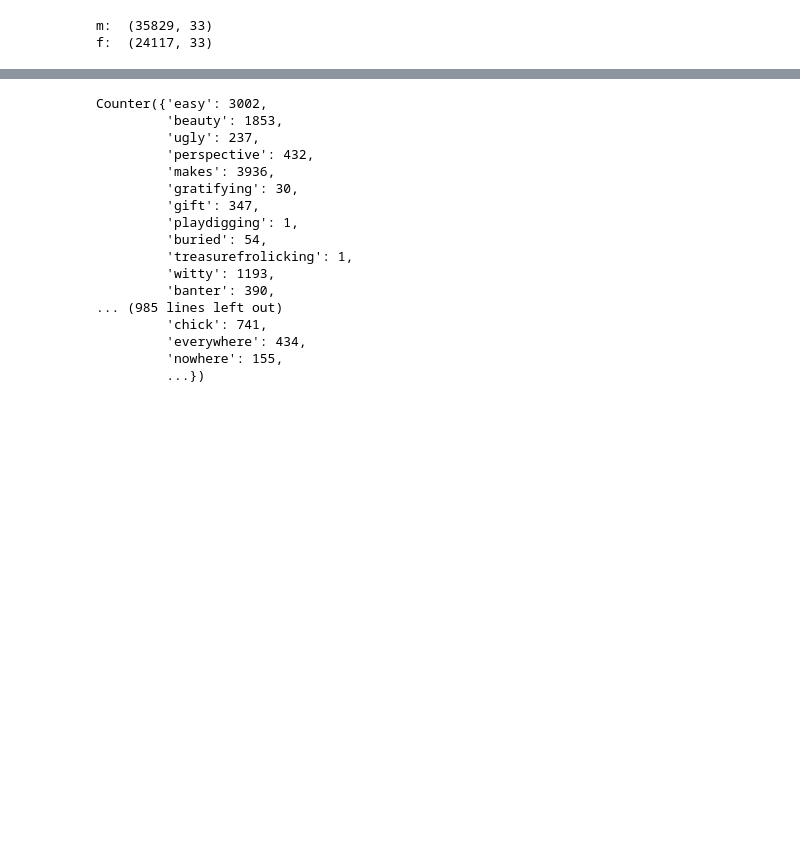
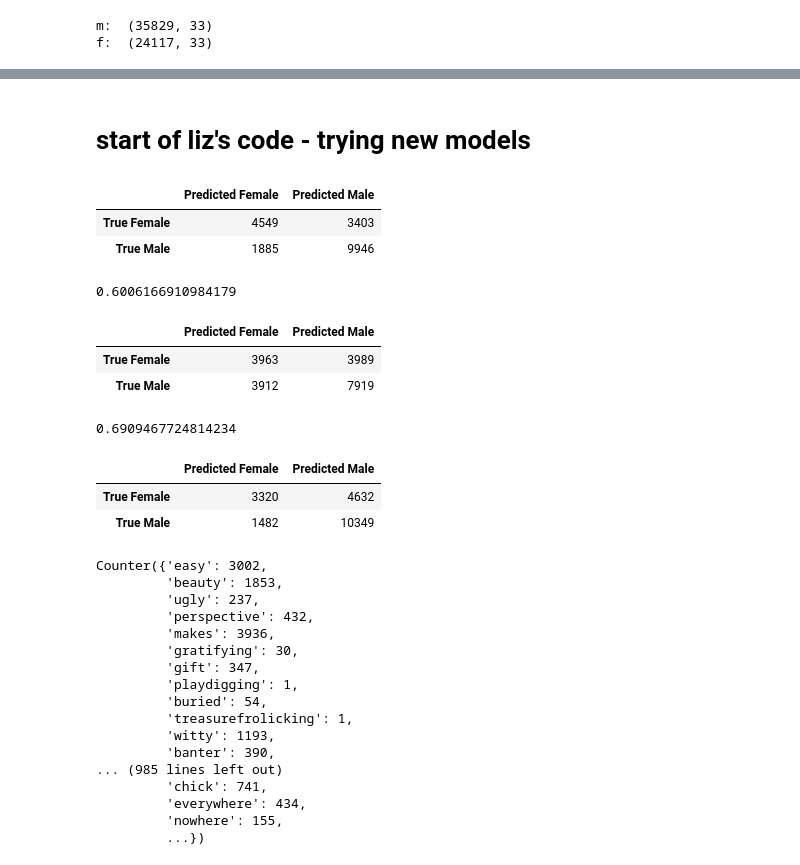
Before and after one commit to elizabethmkim/OkCupidGenderClassification, a Jupyter notebook: assignment_2_mark.ipynb, the cells around one changed output, grey strips where cells are left out. Cells and saved outputs as stored; diff of their text form; code cells hidden in the pictures; blank space fills up the shorter version.

Commit message:
tried new models

```diff
--- a/assignment_2_mark.ipynb
+++ b/assignment_2_mark.ipynb
@@ -292,6 +295,8 @@ wordId = dict(zip(words, range(len(words))))
 def feature(datum):
     feat = [0]*len(words)
     r = ''.join([c for c in datum['essay_combined'].lower() if not c in punct])
+    r =  r.replace("<br />", "") # data cleaning of break/new line characters
+    r =  r.replace("\n", "")
     for w in r.split():
         if w in words:
             feat[wordId[w]] += 1
@@ -320,0 +326,2 @@ accuracy_score(pred, y_test)
+# %% [markdown]
+# start of liz's code - trying new models
@@ -320,0 +330,51 @@ accuracy_score(pred, y_test)
+# %%
+from sklearn.metrics import confusion_matrix
+
+pd.DataFrame(
+    confusion_matrix(y_test, pred),
+    columns=['Predicted Female', 'Predicted Male'],
+    index=['True Female', 'True Male']
+)
+# %% [output]
+|  | Predicted Female | Predicted Male |
+| True Female | 4549 | 3403 |
+| True Male | 1885 | 9946 |
+# %%
+from sklearn.tree import DecisionTreeClassifier
+clf = DecisionTreeClassifier()
+
+clf.fit(X_train, y_train)
+
+pred = clf.predict(X_test)
+accuracy_score(pred, y_test)
+# %% [output]
+0.6006166910984179
+# %%
+pd.DataFrame(
+    confusion_matrix(y_test, pred),
+    columns=['Predicted Female', 'Predicted Male'],
+    index=['True Female', 'True Male']
+)
+# %% [output]
+|  | Predicted Female | Predicted Male |
+| True Female | 3963 | 3989 |
+| True Male | 3912 | 7919 |
+# %%
+from sklearn.ensemble import GradientBoostingClassifier
+xgboost = GradientBoostingClassifier()
+xgboost.fit(X_train, y_train)
+pred = xgboost.predict(X_test)
+accuracy_score(pred, y_test)
+# %% [output]
+0.6909467724814234
+# %%
+pd.DataFrame(
+    confusion_matrix(y_test, pred),
+    columns=['Predicted Female', 'Predicted Male'],
+    index=['True Female', 'True Male']
+)
+#if we can figure out how to lower predicted male/true female this model would be p good
+# %% [output]
+|  | Predicted Female | Predicted Male |
+| True Female | 3320 | 4632 |
+| True Male | 1482 | 10349 |
```
Also changed, not shown: parts of 11 cells of this notebook, 1 other file.
